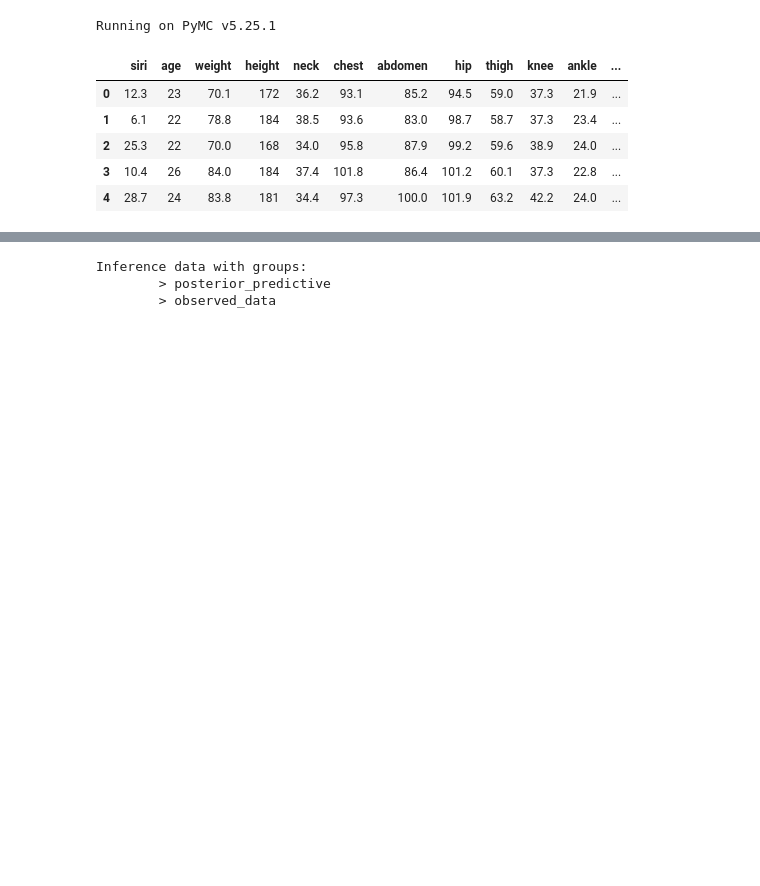
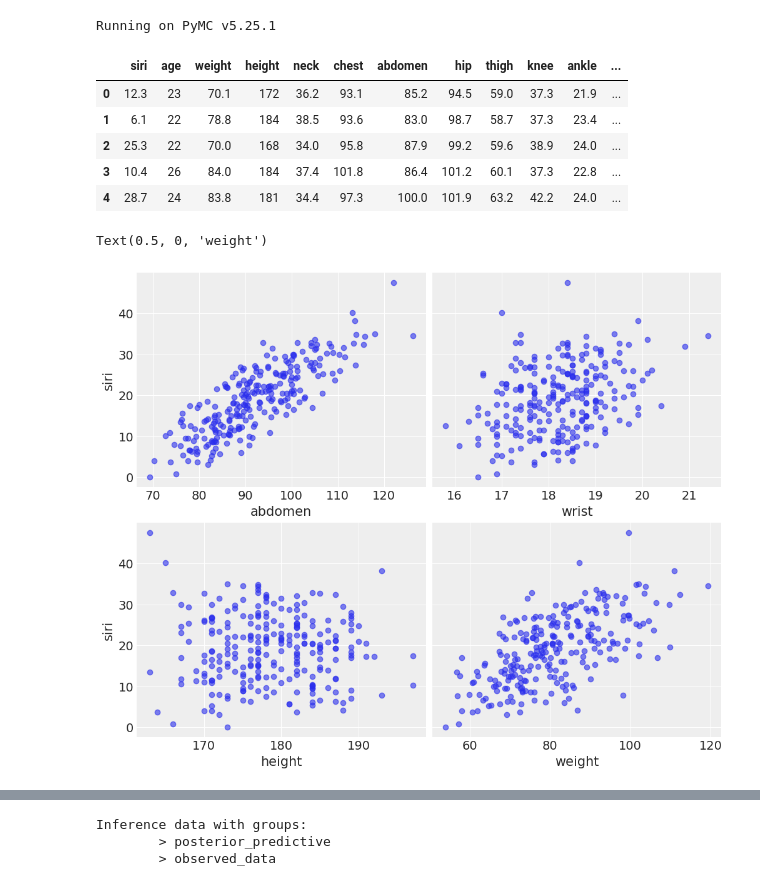
Before and after one commit to Robyrogers/seminar-bayesian_model_averaging, a Jupyter notebook: model_averaging.ipynb, the cells around one changed output, grey strips where cells are left out. Cells and saved outputs as stored; diff of their text form; code cells hidden in the pictures; blank space fills up the shorter version.

```diff
--- a/model_averaging.ipynb
+++ b/model_averaging.ipynb
@@ -27,6 +27,21 @@ d.head()
 | 2 | 25.3 | 22 | 70.0 | 168 | 34.0 | 95.8 | 87.9 | 99.2 | 59.6 | 38.9 | 24.0 | ... |
 | 3 | 10.4 | 26 | 84.0 | 184 | 37.4 | 101.8 | 86.4 | 101.2 | 60.1 | 37.3 | 22.8 | ... |
 | 4 | 28.7 | 24 | 83.8 | 181 | 34.4 | 97.3 | 100.0 | 101.9 | 63.2 | 42.2 | 24.0 | ... |
+# %%
+fig, axes = plt.subplots(2, 2, sharey=True, figsize=(10, 8))
+axes[0][0].scatter(d['abdomen'], d['siri'], alpha=0.6)
+axes[0][1].scatter(d['wrist'], d['siri'], alpha=0.6)
+axes[1][0].scatter(d['height'], d['siri'], alpha=0.6)
+axes[1][1].scatter(d['weight'], d['siri'], alpha=0.6)
+axes[0][0].set_ylabel("siri")
+axes[1][0].set_ylabel("siri")
+axes[0][0].set_xlabel("abdomen")
+axes[0][1].set_xlabel("wrist")
+axes[1][0].set_xlabel("height")
+axes[1][1].set_xlabel("weight")
+# %% [output]
+Text(0.5, 0, 'weight')
+[figure, added]
 # %%
 with pm.Model() as model_0:
     alpha = pm.Normal("alpha", mu=0, sigma=1)
```
Also changed, not shown: parts of 9 cells of this notebook.
